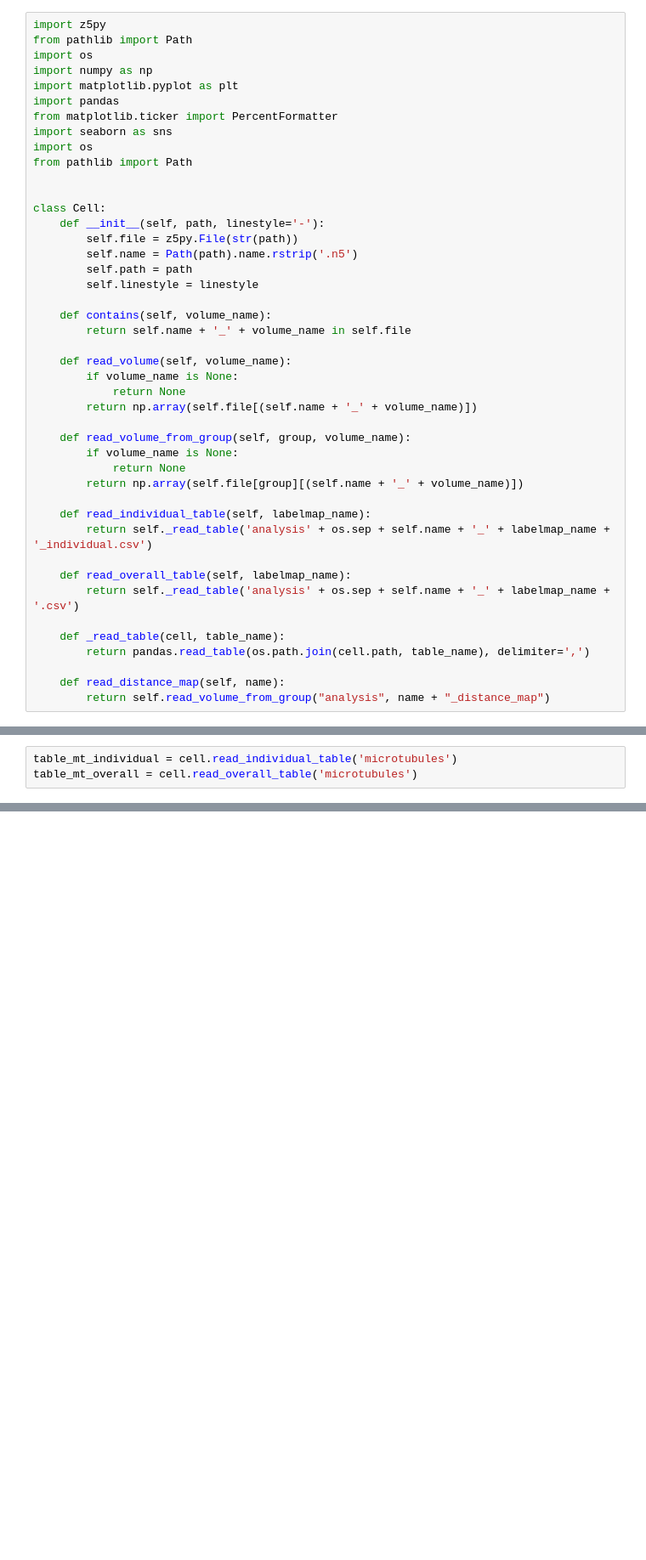
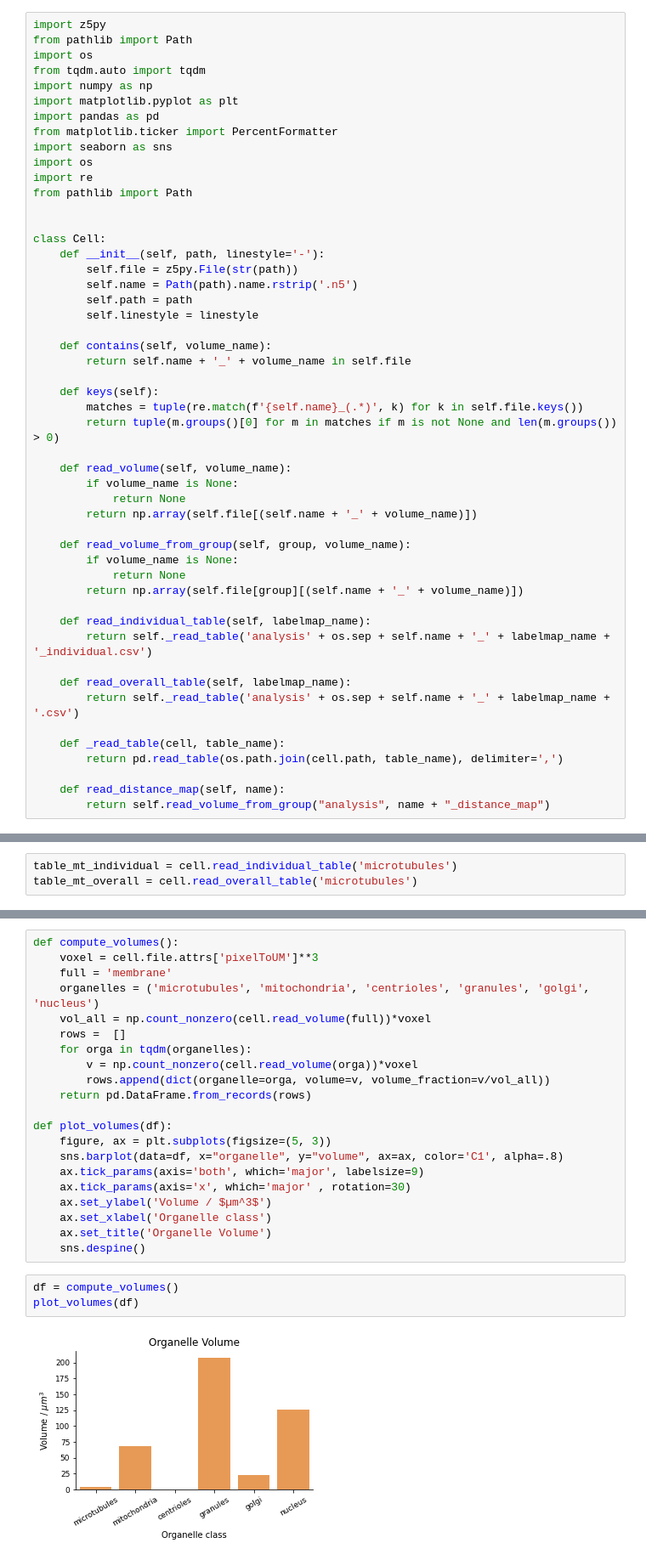
Before and after one commit to betaseg/protocol-notebooks, a Jupyter notebook: plots/run_plots.ipynb, the cells around one changed output, grey strips where cells are left out. Shown: that part at 85% size. Drawn from its saved outputs; the diff is of its cells as text; blank space fills up the shorter version.

Commit message:
Add volumes

```diff
--- a/plots/run_plots.ipynb
+++ b/plots/run_plots.ipynb
@@ -26,12 +26,14 @@ output = "output"
 import z5py
 from pathlib import Path
 import os
+from tqdm.auto import tqdm
 import numpy as np
 import matplotlib.pyplot as plt
-import pandas
+import pandas as pd
 from matplotlib.ticker import PercentFormatter
 import seaborn as sns
 import os
+import re
 from pathlib import Path
 
 
@@ -44,6 +46,10 @@ class Cell:
 
     def contains(self, volume_name):
         return self.name + '_' + volume_name in self.file
+
+    def keys(self):
+        matches = tuple(re.match(f'{self.name}_(.*)', k) for k in self.file.keys())
+        return tuple(m.groups()[0] for m in matches if m is not None and len(m.groups()) > 0)
 
     def read_volume(self, volume_name):
         if volume_name is None:
@@ -62,7 +68,7 @@ class Cell:
         return self._read_table('analysis' + os.sep + self.name + '_' + labelmap_name + '.csv')
 
     def _read_table(cell, table_name):
-        return pandas.read_table(os.path.join(cell.path, table_name), delimiter=',')
+        return pd.read_table(os.path.join(cell.path, table_name), delimiter=',')
 
     def read_distance_map(self, name):
         return self.read_volume_from_group("analysis", name + "_distance_map")
@@ -460,0 +477,26 @@ render_and_save(fig, 'Distance of microtubule ends to nucleus')
+# %%
+def compute_volumes():
+    voxel = cell.file.attrs['pixelToUM']**3
+    full = 'membrane'
+    organelles = ('microtubules', 'mitochondria', 'centrioles', 'granules', 'golgi', 'nucleus')
+    vol_all = np.count_nonzero(cell.read_volume(full))*voxel
+    rows =  []
+    for orga in tqdm(organelles):
+        v = np.count_nonzero(cell.read_volume(orga))*voxel
+        rows.append(dict(organelle=orga, volume=v, volume_fraction=v/vol_all))
+    return pd.DataFrame.from_records(rows)
+
+def plot_volumes(df):
+    figure, ax = plt.subplots(figsize=(5, 3))
+    sns.barplot(data=df, x="organelle", y="volume", ax=ax, color='C1', alpha=.8)
+    ax.tick_params(axis='both', which='major', labelsize=9)
+    ax.tick_params(axis='x', which='major' , rotation=30)
+    ax.set_ylabel('Volume / $µm^3$')
+    ax.set_xlabel('Organelle class')
+    ax.set_title('Organelle Volume')
+    sns.despine()
+# %%
+df = compute_volumes()
+plot_volumes(df)
+# %% [output]
+[figure, added]
```
Also changed, not shown: parts of 12 cells of this notebook, 1 other file.
